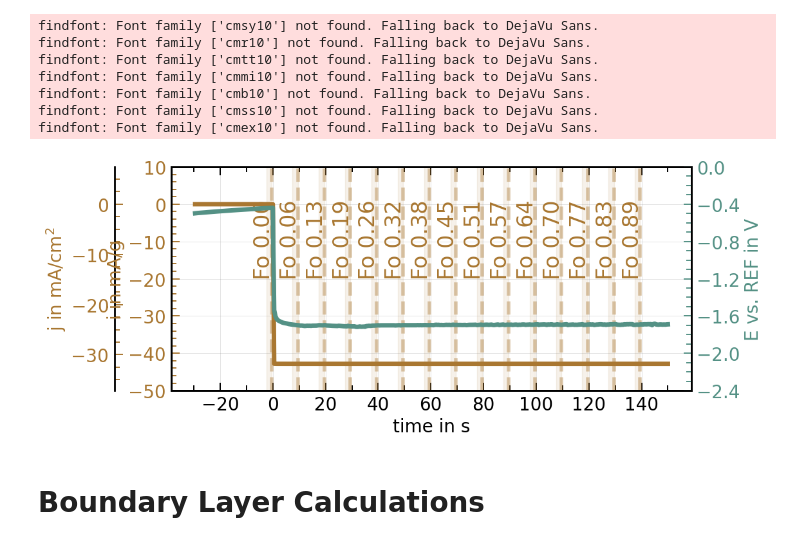
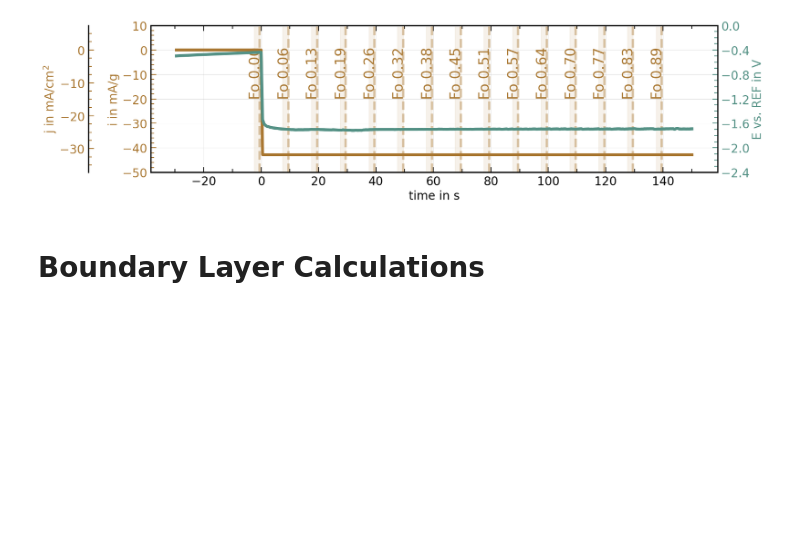
Before and after one commit to js-chemE/paper01, a Jupyter notebook: time.ipynb, the cells around one changed output. Drawn from its saved outputs; the diff is of its cells as text; code cells hidden in the pictures; blank space fills up the shorter version.

```diff
--- a/time.ipynb
+++ b/time.ipynb
@@ -80,7 +80,7 @@ geom_extent = [
 cmap = plt.get_cmap("cmo.tarn")  # type:ignore
 colors = cmap(np.linspace(0.25, 0.75, 2))
 
-fig, ax = plt.subplots(figsize=(12, 5))
+fig, ax = plt.subplots(figsize=(17.8, 5))
 
 ax.set_ylabel(r"i in mA/g")
 ax.set_xlabel("time in s")
@@ -124,42 +124,35 @@ ax_.set_ylim(-2.4, 0.0)
 ax.yaxis.set_major_locator(ticker.LinearLocator(7))
 ax_.yaxis.set_major_locator(ticker.LinearLocator(7))
 
 
 for i_time, time_stamp in enumerate(t_eval):
     x = time_ivium.t[time_ivium.t < time_stamp][-1] - t_start
     i = time_ivium.t[time_ivium.t < time_stamp][-1]
     ymin = time_ivium.I.min() / mass_particle_AC
     ymax = time_ivium.I.max() / mass_particle_AC
     ax.axvline(x=x, color=colors[0], alpha=0.4, ls="--", lw=4)
     ax.axvspan(x - 2, x, color=colors[0], alpha=0.1)
     s = f"Fo {Fo_eval[i_time]:.2f}"
     y = -20
     ax.text(
         x=x + 1,
         y=y,
         s=s,
         rotation=90,
         horizontalalignment="right",
         verticalalignment="bottom",
         color=colors[0],
     )
 
 fig.tight_layout()
 fig.savefig(
-    r"D:\[Code]\paper01\figures\time_EandI.png",
+    os.path.join(data_folder, "time_EandI.png"),
     dpi=100,
     transparent=True,
 )
 plt.show()
 # %% [output]
-findfont: Font family ['cmsy10'] not found. Falling back to DejaVu Sans.
-findfont: Font family ['cmr10'] not found. Falling back to DejaVu Sans.
-findfont: Font family ['cmtt10'] not found. Falling back to DejaVu Sans.
-findfont: Font family ['cmmi10'] not found. Falling back to DejaVu Sans.
-findfont: Font family ['cmb10'] not found. Falling back to DejaVu Sans.
-findfont: Font family ['cmss10'] not found. Falling back to DejaVu Sans.
-findfont: Font family ['cmex10'] not found. Falling back to DejaVu Sans.
-[figure, old version]
+[figure, new version]
 # %% [markdown]
 # Boundary Layer Calculations
 # %%
```
Also changed, not shown: 7 other files.
